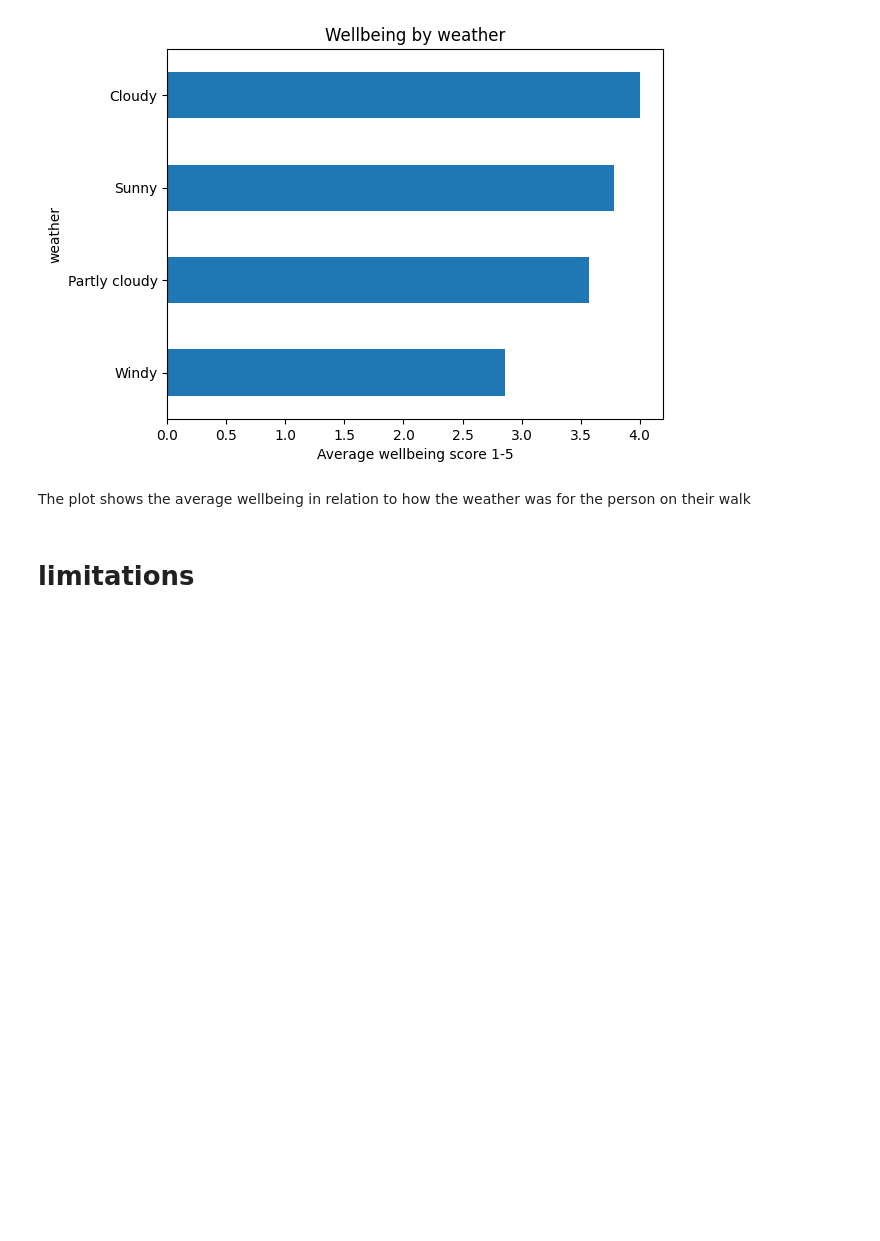
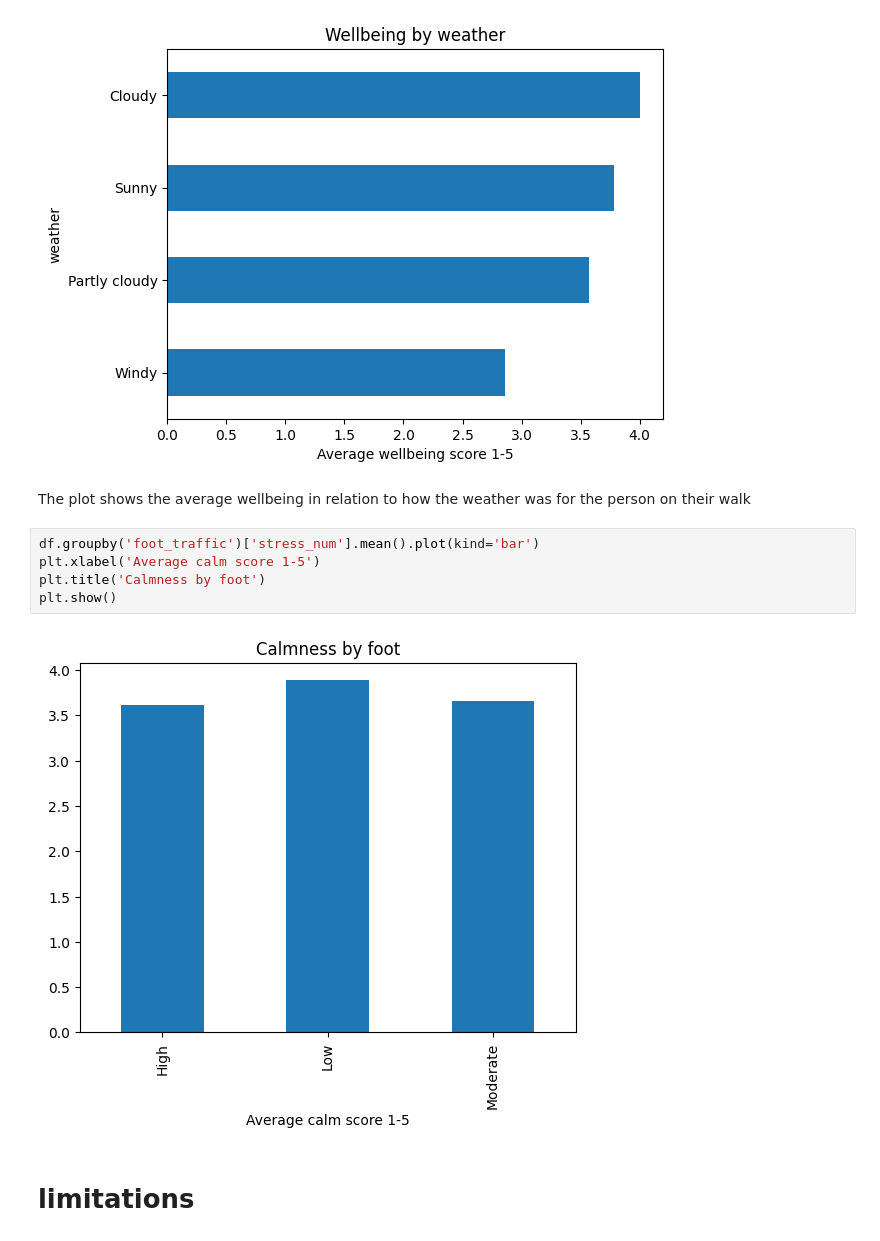
Before and after one commit to d4nv/ml-campus_data_project-colab, a Jupyter notebook: CampusWalk_ML.ipynb, the cells around one changed output. Saved outputs shown, nothing was run; the diff lists cells and outputs as text; blank space fills up the shorter version.

Commit message:
Calmness in relation to foot traffic

```diff
--- a/CampusWalk_ML.ipynb
+++ b/CampusWalk_ML.ipynb
@@ -380,6 +380,13 @@ plt.show()
 [figure]
 # %% [markdown]
 The plot shows the average wellbeing in relation to how the weather was for the person on their walk
+# %%
+df.groupby('foot_traffic')['stress_num'].mean().plot(kind='bar')
+plt.xlabel('Average calm score 1-5')
+plt.title('Calmness by foot')
+plt.show()
+# %% [output]
+[figure, added]
 # %% [markdown]
 # limitations
 # %% [markdown]
```
